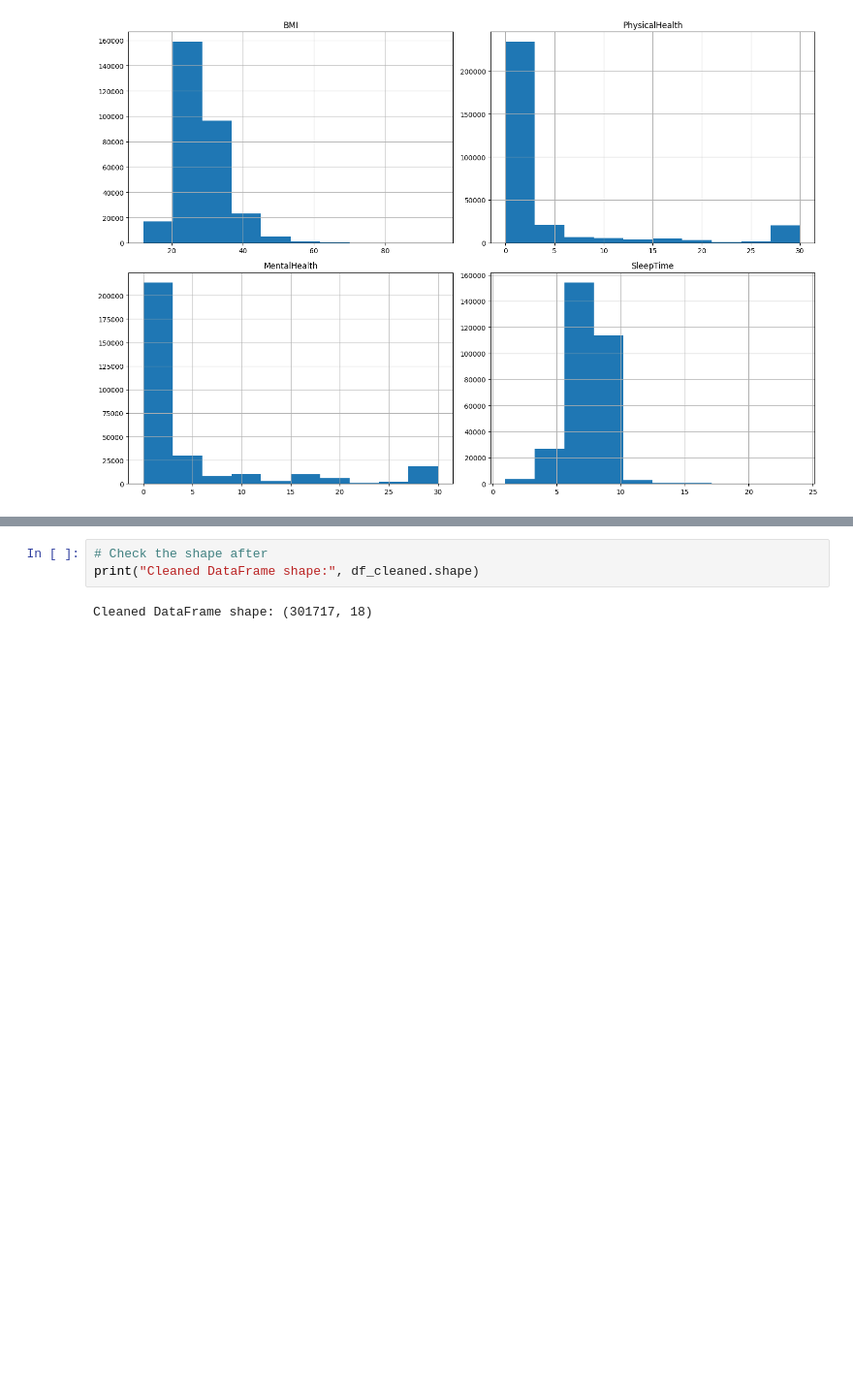
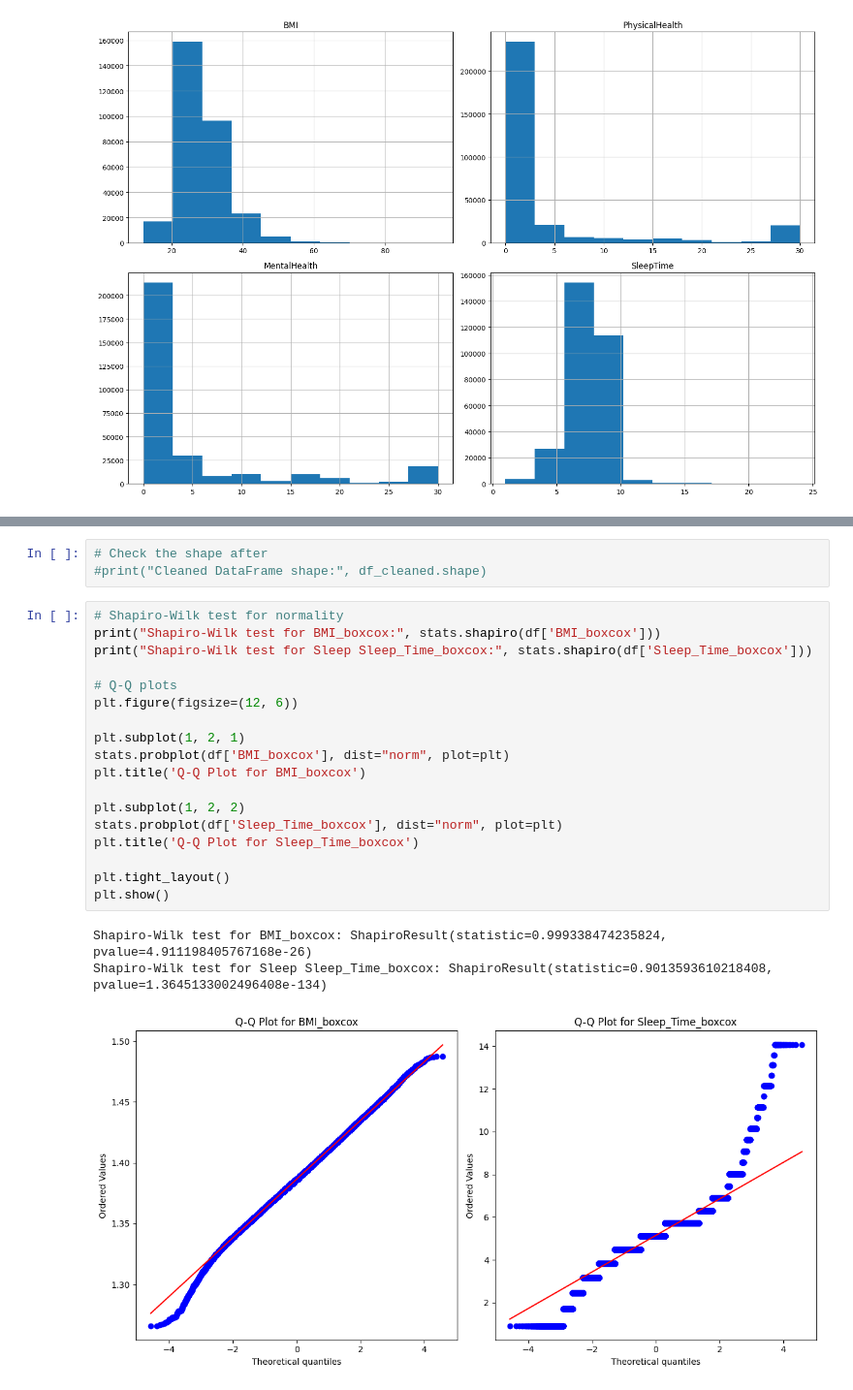
Before and after one commit to XiaoYangxxxx/ALY6080Group4, a Jupyter notebook: EDA.ipynb, the cells around one changed output, grey strips where cells are left out. Shown at 97% size. Saved outputs shown, nothing was run; the diff lists cells and outputs as text; blank space fills up the shorter version.

Commit message:
Change Data cleaning and mapping

```diff
--- a/EDA.ipynb
+++ b/EDA.ipynb
@@ -200,5 +199,25 @@ df_cleaned = df.drop(index=common_outliers)
 # %%
 # Check the shape after
-print("Cleaned DataFrame shape:", df_cleaned.shape)
+#print("Cleaned DataFrame shape:", df_cleaned.shape)
-# %% [output]
-Cleaned DataFrame shape: (301717, 18)
+# %%
+# Shapiro-Wilk test for normality
+print("Shapiro-Wilk test for BMI_boxcox:", stats.shapiro(df['BMI_boxcox']))
+print("Shapiro-Wilk test for Sleep Sleep_Time_boxcox:", stats.shapiro(df['Sleep_Time_boxcox']))
+
+# Q-Q plots
+plt.figure(figsize=(12, 6))
+
+plt.subplot(1, 2, 1)
+stats.probplot(df['BMI_boxcox'], dist="norm", plot=plt)
+plt.title('Q-Q Plot for BMI_boxcox')
+
+plt.subplot(1, 2, 2)
+stats.probplot(df['Sleep_Time_boxcox'], dist="norm", plot=plt)
+plt.title('Q-Q Plot for Sleep_Time_boxcox')
+
+plt.tight_layout()
+plt.show()
+# %% [output]
+Shapiro-Wilk test for BMI_boxcox: ShapiroResult(statistic=0.999338474235824, pvalue=4.911198405767168e-26)
+Shapiro-Wilk test for Sleep Sleep_Time_boxcox: ShapiroResult(statistic=0.9013593610218408, pvalue=1.3645133002496408e-134)
+[figure, added]
```
Also changed, not shown: parts of 12 cells of this notebook, 1 other file.
